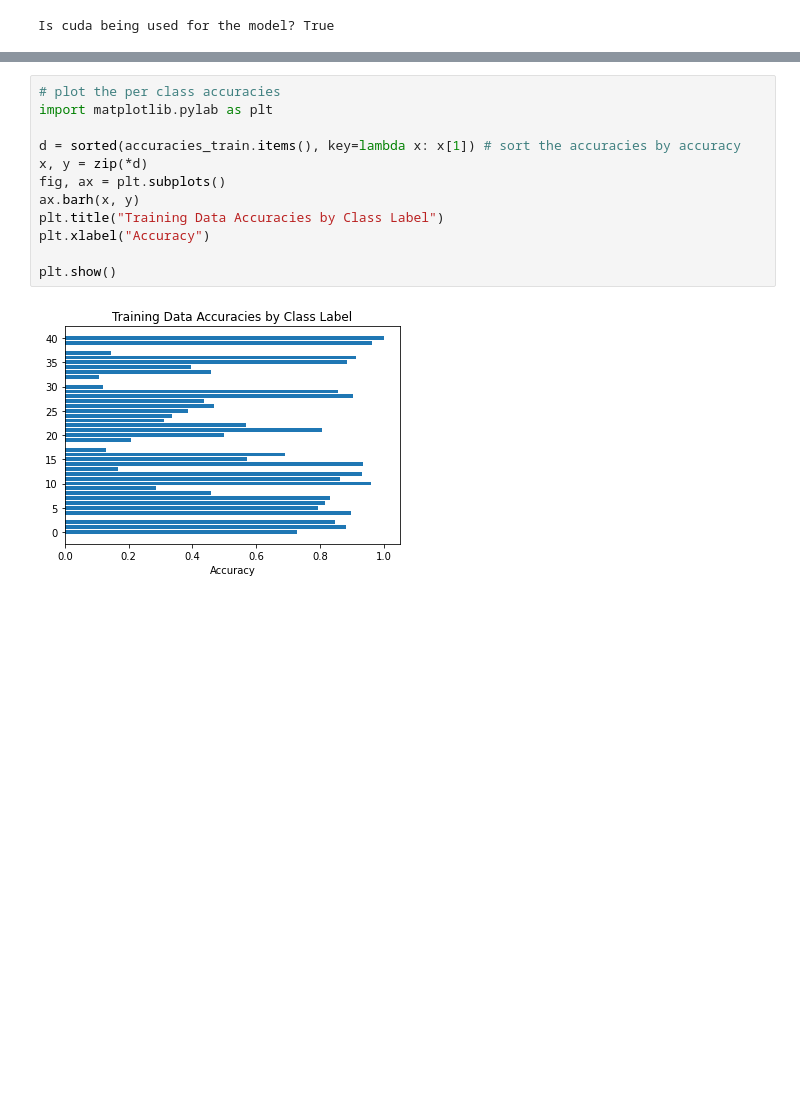
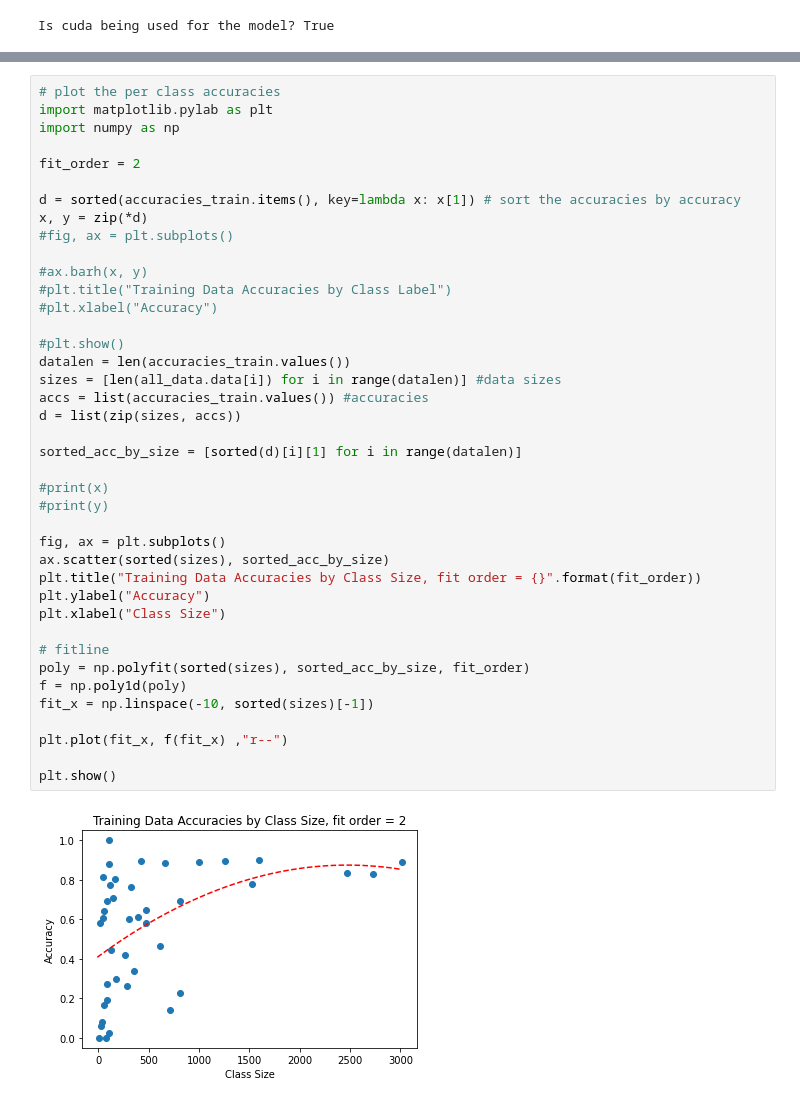
Before and after one commit to willowec/biome_detector, a Jupyter notebook: networks/CCECNN.ipynb, the cells around one changed output, grey strips where cells are left out. Saved outputs shown, nothing was run; the diff lists cells and outputs as text; blank space fills up the shorter version.

Commit message:
visualize accuracy vs. class size

```diff
--- a/networks/CCECNN.ipynb
+++ b/networks/CCECNN.ipynb
@@ -444,14 +444,42 @@ Overall testing accuracy: 0.6075367647058824
 # %%
 # plot the per class accuracies
 import matplotlib.pylab as plt
+import numpy as np
+
+fit_order = 2
 
 d = sorted(accuracies_train.items(), key=lambda x: x[1]) # sort the accuracies by accuracy
 x, y = zip(*d)
+#fig, ax = plt.subplots()
+
+#ax.barh(x, y)
+#plt.title("Training Data Accuracies by Class Label")
+#plt.xlabel("Accuracy")
+
+#plt.show()
+datalen = len(accuracies_train.values())
+sizes = [len(all_data.data[i]) for i in range(datalen)] #data sizes
+accs = list(accuracies_train.values()) #accuracies
+d = list(zip(sizes, accs))
+
+sorted_acc_by_size = [sorted(d)[i][1] for i in range(datalen)]
+
+#print(x)
+#print(y)
+
 fig, ax = plt.subplots()
-ax.barh(x, y)
-plt.title("Training Data Accuracies by Class Label")
-plt.xlabel("Accuracy")
+ax.scatter(sorted(sizes), sorted_acc_by_size)
+plt.title("Training Data Accuracies by Class Size, fit order = {}".format(fit_order))
+plt.ylabel("Accuracy")
+plt.xlabel("Class Size")
+
+# fitline
+poly = np.polyfit(sorted(sizes), sorted_acc_by_size, fit_order)
+f = np.poly1d(poly)
+fit_x = np.linspace(-10, sorted(sizes)[-1])
+
+plt.plot(fit_x, f(fit_x) ,"r--")
 
 plt.show()
 # %% [output]
-[figure, old version]
+[figure, new version]
```
Also changed, not shown: parts of 3 cells of this notebook.
